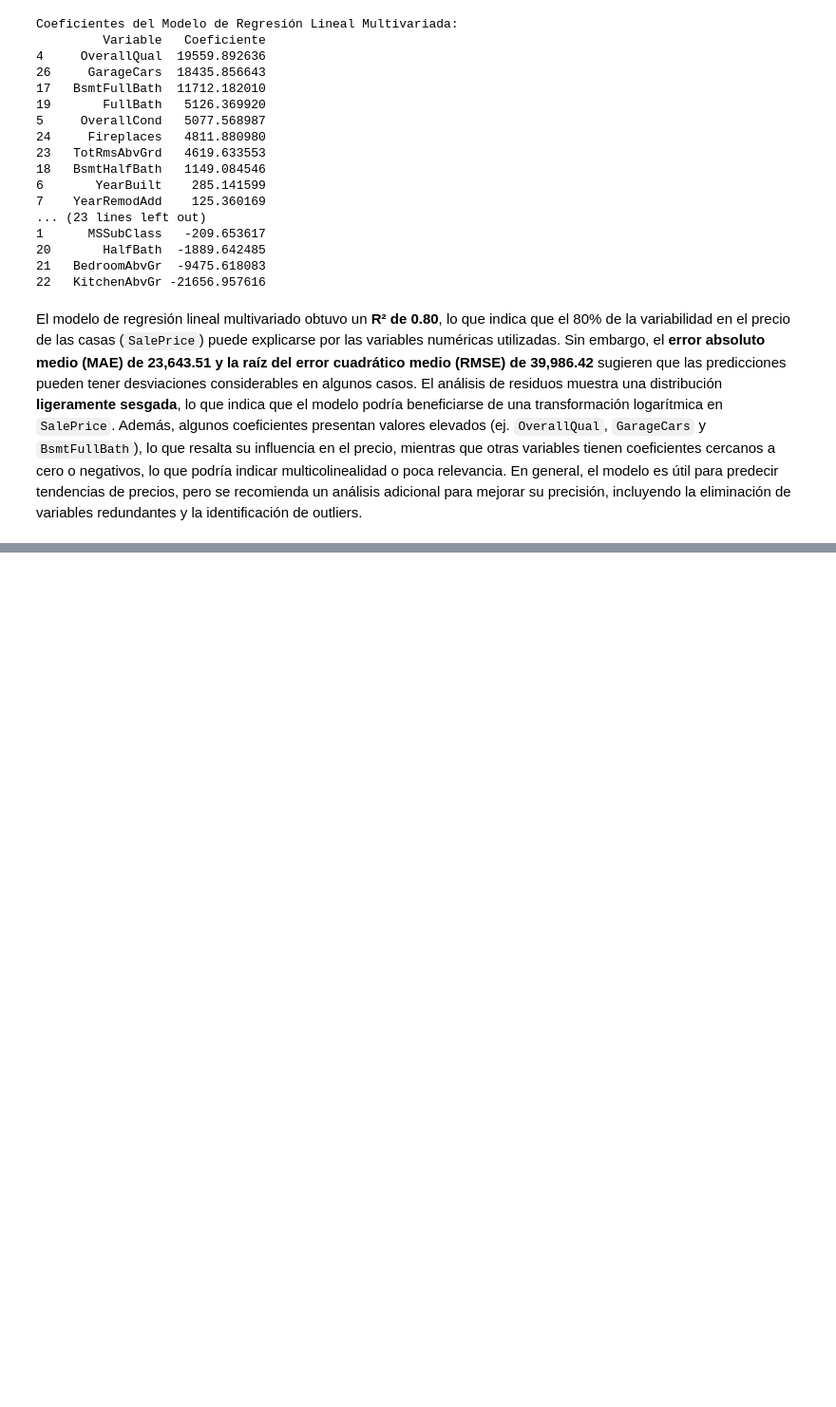
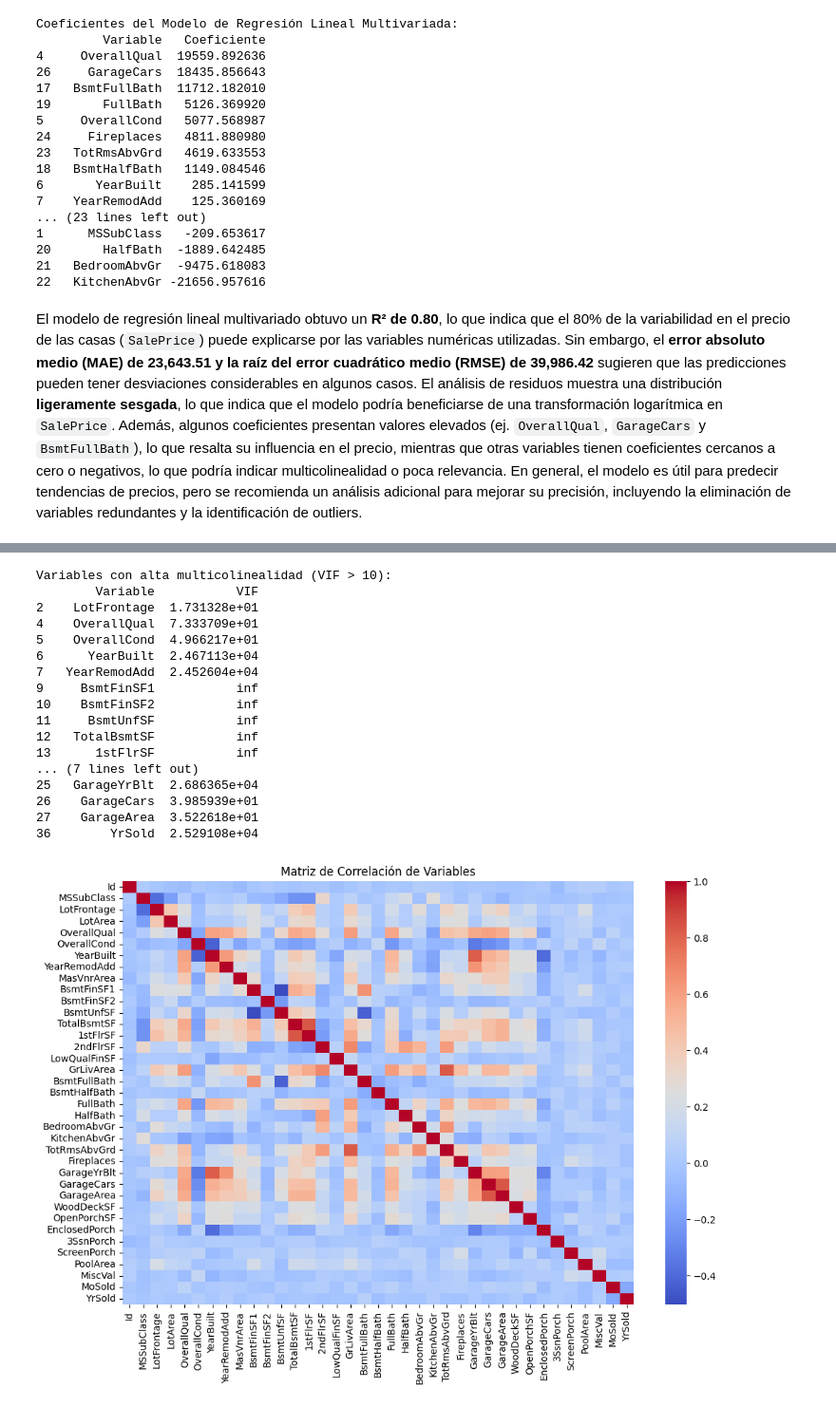
Before and after one commit to michellemej22596/HT3-MineriaDeDatos, a Jupyter notebook: analisis.ipynb, the cells around one changed output, grey strips where cells are left out. Shown at 95% size. Drawn from its saved outputs; the diff is of its cells as text; code cells hidden in the pictures; blank space fills up the shorter version.

```diff
--- a/analisis.ipynb
+++ b/analisis.ipynb
@@ -215,0 +221,79 @@ El modelo de regresión lineal multivariado obtuvo un **R² de 0.80**, lo que in
+# %%
+# Importar librerías necesarias
+import pandas as pd
+import numpy as np
+import matplotlib.pyplot as plt
+import seaborn as sns
+from sklearn.model_selection import train_test_split
+from sklearn.linear_model import LinearRegression
+from sklearn.metrics import mean_absolute_error, mean_squared_error, r2_score
+from statsmodels.stats.outliers_influence import variance_inflation_factor
+
+# Cargar el dataset
+df = pd.read_csv("dataset/train.csv")
+
+# Seleccionar solo variables numéricas y eliminar valores nulos
+df_numeric = df.select_dtypes(include=['int64', 'float64']).dropna()
+
+# Separar variables predictoras y variable objetivo
+X = df_numeric.drop(columns=['SalePrice'])  # Variables predictoras
+y = df_numeric['SalePrice']  # Variable objetivo
+
+# Calcular VIF para cada variable
+vif_data = pd.DataFrame()
+vif_data["Variable"] = X.columns
+vif_data["VIF"] = [variance_inflation_factor(X.values, i) for i in range(X.shape[1])]
+
+# Mostrar las variables con VIF mayor a 10 (posible multicolinealidad)
+print("Variables con alta multicolinealidad (VIF > 10):")
+print(vif_data[vif_data["VIF"] > 10])
+
+# Matriz de correlación de las características
+plt.figure(figsize=(12, 8))
+sns.heatmap(X.corr(), cmap="coolwarm", annot=False)
+plt.title("Matriz de Correlación de Variables")
+plt.show()
+
+# Dividir en conjunto de entrenamiento (80%) y prueba (20%)
+X_train, X_test, y_train, y_test = train_test_split(X, y, test_size=0.2, random_state=42)
+
+# Crear y entrenar el modelo de regresión lineal múltiple
+model = LinearRegression()
+model.fit(X_train, y_train)
+
+# Hacer predicciones en los conjuntos de entrenamiento y prueba
+y_train_pred = model.predict(X_train)
+y_test_pred = model.predict(X_test)
+
+# Evaluar el modelo en entrenamiento y prueba
+train_r2 = r2_score(y_train, y_train_pred)
+test_r2 = r2_score(y_test, y_test_pred)
+
+print(f"R² en entrenamiento: {train_r2:.4f}")
+print(f"R² en prueba: {test_r2:.4f}")
+
+# Comparar errores en entrenamiento y prueba
+train_rmse = np.sqrt(mean_squared_error(y_train, y_train_pred))
+test_rmse = np.sqrt(mean_squared_error(y_test, y_test_pred))
+
+print(f"RMSE en entrenamiento: {train_rmse:.2f}")
+print(f"RMSE en prueba: {test_rmse:.2f}")
+# %% [output]
+Variables con alta multicolinealidad (VIF > 10):
+        Variable           VIF
+2    LotFrontage  1.731328e+01
+4    OverallQual  7.333709e+01
+5    OverallCond  4.966217e+01
+6      YearBuilt  2.467113e+04
+7   YearRemodAdd  2.452604e+04
+9     BsmtFinSF1           inf
+10    BsmtFinSF2           inf
+11     BsmtUnfSF           inf
+12   TotalBsmtSF           inf
+13      1stFlrSF           inf
+... (7 lines left out)
+25   GarageYrBlt  2.686365e+04
+26    GarageCars  3.985939e+01
+27    GarageArea  3.522618e+01
+36        YrSold  2.529108e+04
+[figure, added]
```
Also changed, not shown: parts of 3 cells of this notebook.
